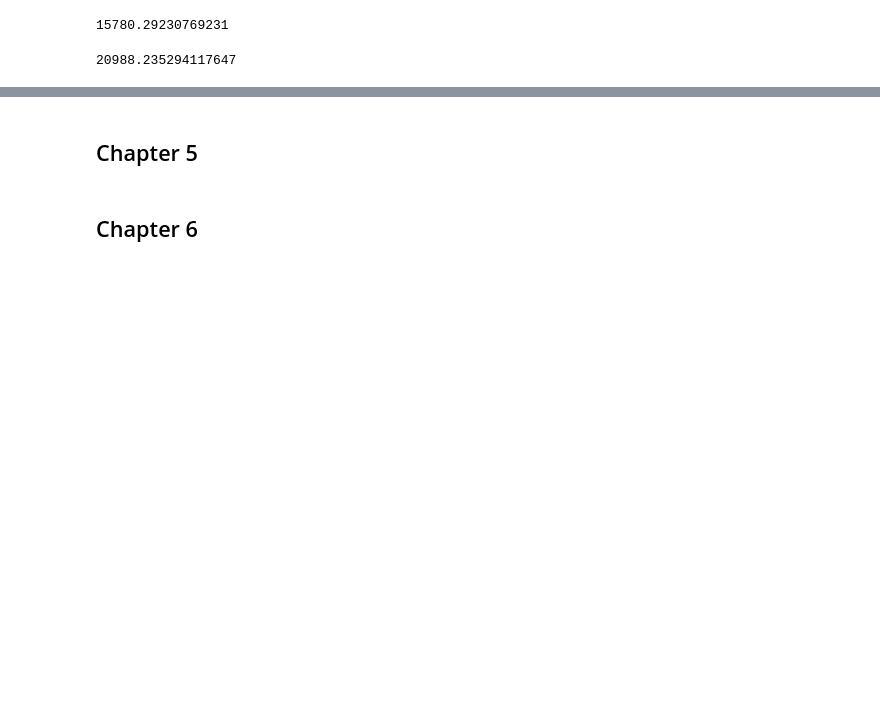
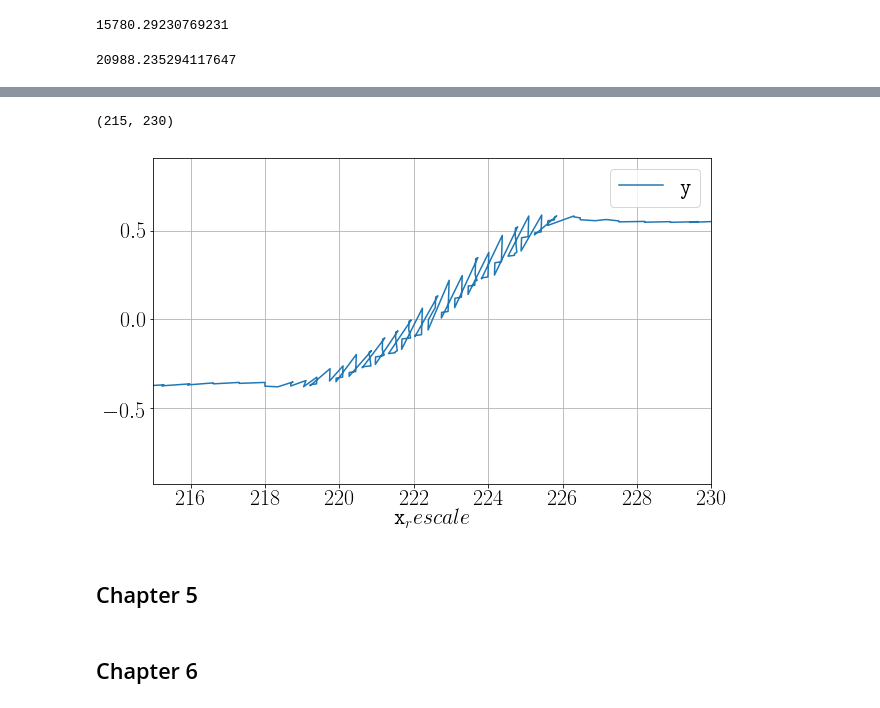
Before and after one commit to jstammers/thesis, a Jupyter notebook: Thesis Plots.ipynb, the cells around one changed output, grey strips where cells are left out. Saved outputs shown, nothing was run; the diff lists cells and outputs as text; code cells hidden in the pictures; blank space fills up the shorter version.

```diff
--- a/Thesis Plots.ipynb
+++ b/Thesis Plots.ipynb
@@ -265,3 +282,9 @@ power_line.slope/100
+# %%
+slave0error.plot(x="x_rescale",y="y")
+plt.xlim(215,230)
+# %% [output]
+(215, 230)
+[figure, added]
 # %% [markdown]
 ## Chapter 5
 # %% [markdown]
```
Also changed, not shown: parts of 23 cells of this notebook, 24 other files.
